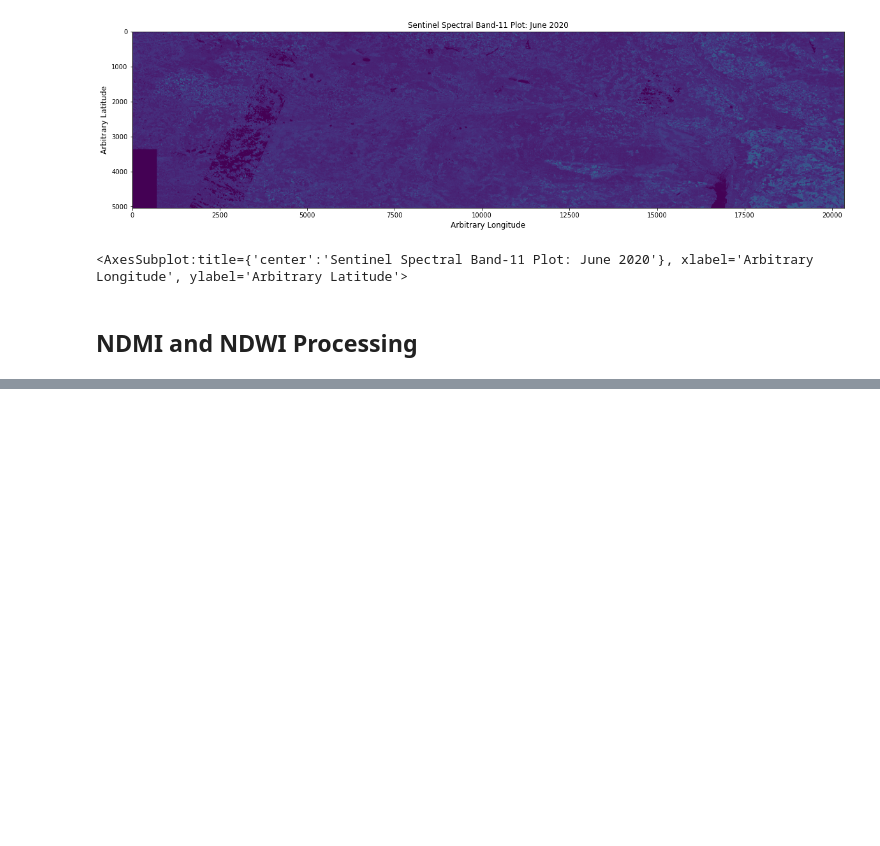
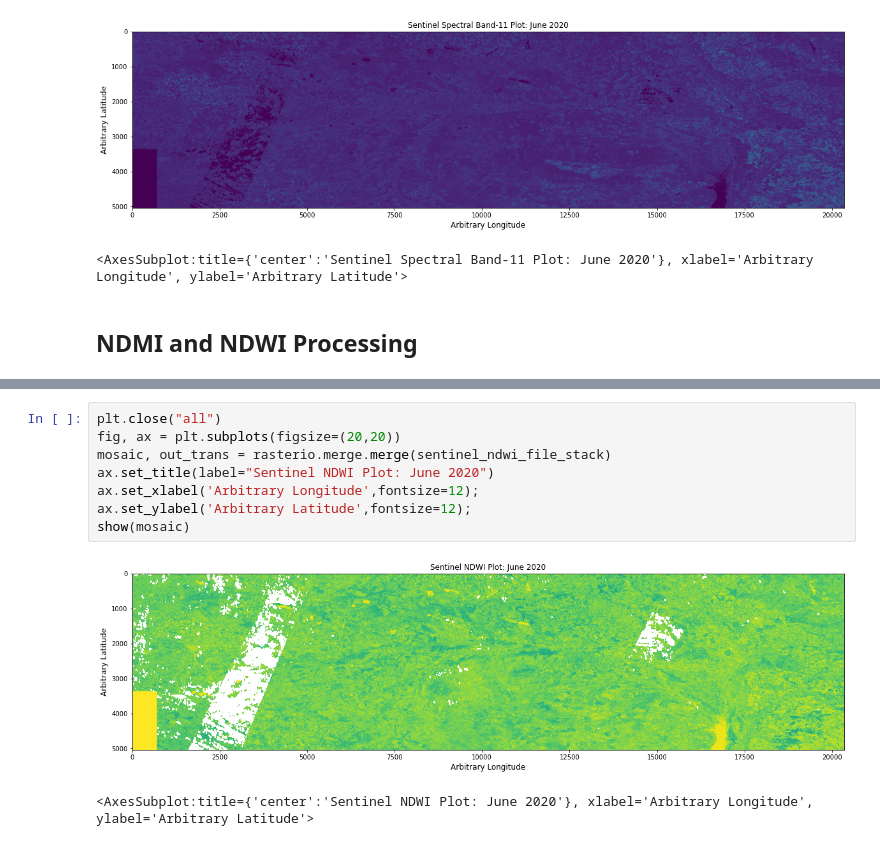
Before and after one commit to ai4er-cdt/WildfireDistribution, a Jupyter notebook: notebooks/exploratory/1.0_td_sentinel_plotting.ipynb, the cells around one changed output, grey strips where cells are left out. Drawn from its saved outputs; the diff is of its cells as text; blank space fills up the shorter version.

```diff
--- a/notebooks/exploratory/1.0_td_sentinel_plotting.ipynb
+++ b/notebooks/exploratory/1.0_td_sentinel_plotting.ipynb
@@ -137,0 +178,11 @@ show(mosaic)
+# %%
+plt.close("all")
+fig, ax = plt.subplots(figsize=(20,20))
+mosaic, out_trans = rasterio.merge.merge(sentinel_ndwi_file_stack)
+ax.set_title(label="Sentinel NDWI Plot: June 2020")
+ax.set_xlabel('Arbitrary Longitude',fontsize=12);
+ax.set_ylabel('Arbitrary Latitude',fontsize=12);
+show(mosaic)
+# %% [output]
+[figure, added]
+<AxesSubplot:title={'center':'Sentinel NDWI Plot: June 2020'}, xlabel='Arbitrary Longitude', ylabel='Arbitrary Latitude'>
```
Also changed, not shown: parts of 13 cells of this notebook, 3 other files.
